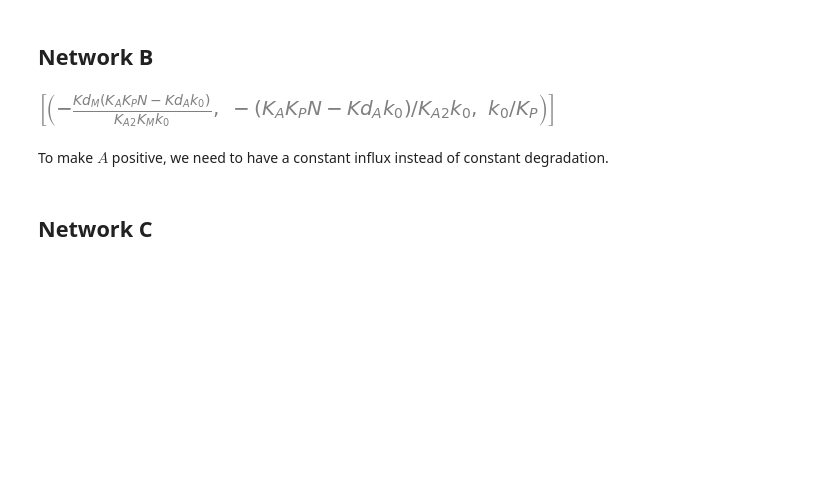
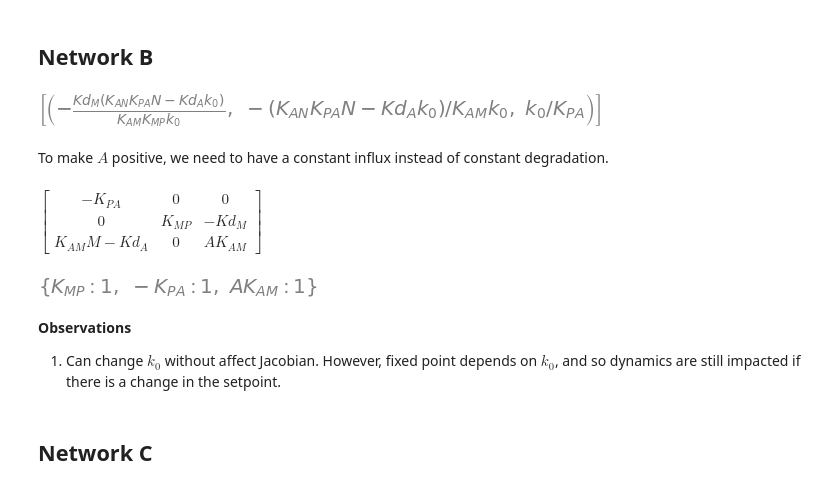
Before and after one commit to sys-bio/ComplexSystems, a Jupyter notebook: notebooks/Integral Control Analysis.ipynb, the cells around one changed output. Cells and saved outputs as stored; diff of their text form; code cells hidden in the pictures; blank space fills up the shorter version.

```diff
--- a/notebooks/Integral Control Analysis.ipynb
+++ b/notebooks/Integral Control Analysis.ipynb
@@ -178,0 +209,25 @@ print("Final A = %2.2f" % rr.A)
+# %%
+K0_VALS = [0.5, 0.75, 1.0, 1.5, 2.0, 2.5]
+# %%
+numCol = 3
+fig, axes = plt.subplots(2, numCol, figsize=(12, 10))
+for idx, k_0 in enumerate(K0_VALS):
+    if idx < numCol:
+        ax = axes[0, idx]
+    else:
+        ax = axes[1, idx - numCol]
+    rr =  te.loada(NET_A1)
+    rr.k_0 = k_0
+    data = rr.simulate(0, 30, 100)
+    xv = data[:, 0]
+    columns = [s[1:-1] for s in data.colnames[1:]]
+    for idx1, column in enumerate(columns):
+        ax.plot(xv, data[:, idx1+1])
+    ax.plot(xv, np.repeat(k_0, len(xv)), linestyle="--", color="black")
+    if idx == 0:
+        ax.legend(columns)
+    if idx == numCol:
+        ax.set_xlabel("time")
+        ax.set_ylabel("value")
+    ax.set_title("k_0=%2.2f" % k_0)
+    ax.set_ylim([0, 8])
@@ -182,9 +239,11 @@ def initEquations():
   Constructs equations for network A where M inhibits A
   """
   statements = [
-      "dA = K_A * N - Kd_A * A * M",
-      "dP = K_P * A - k_0 ",
-      "dM = K_M * P - Kd_M * M",
+      "dA = K_AN * N - Kd_A * A * M",
+      "dP = K_PA * A - k_0 ",
+      "dM = K_MP * P - Kd_M * M",
       "equations = [dA, dP, dM]",
   ]
   return "; ".join(statements)
+
+exec(initEquations())
@@ -201,15 +347,28 @@ result
 # %%
 # Design 1(b): M is activating on A, A inhibits P
 exec(initEquations())
-dA = K_A * N - Kd_A*A + K_A2 * M * A
-dP = -K_P * A + k_0
+dA = K_AN * N - Kd_A*A + K_AM * M * A
+dP = -K_PA * A + k_0
 #
 result = sympy.solve([dP, dM, dA], [P, M, A])
 result
 # %% [output]
-[figure, old version]
+[figure, new version]
 # %% [markdown]
 To make $A$ positive, we need to have a constant influx instead of constant degradation.
+# %%
+jacobianMat = calcJacobian([dP, dM, dA])
+jacobianMat
+# %% [output]
+$\displaystyle \left[\begin{matrix}- K_{PA} & 0 & 0\\0 & K_{MP} & - Kd_{M}\\K_{AM} M - Kd_{A} & 0 & A K_{AM}\end{matrix}\right]$
+# %%
+# Positive eigenvalues?
+jacobianMat.eigenvals()
+# %% [output]
+[figure, added]
+# %% [markdown]
+**Observations**
+1. Can change $k_0$ without affect Jacobian. However, fixed point depends on $k_0$, and so dynamics are still impacted if there is a change in the setpoint.
 # %% [markdown]
 ## Network C
 # %%
```
Also changed, not shown: parts of 21 cells of this notebook, 1 other file.
